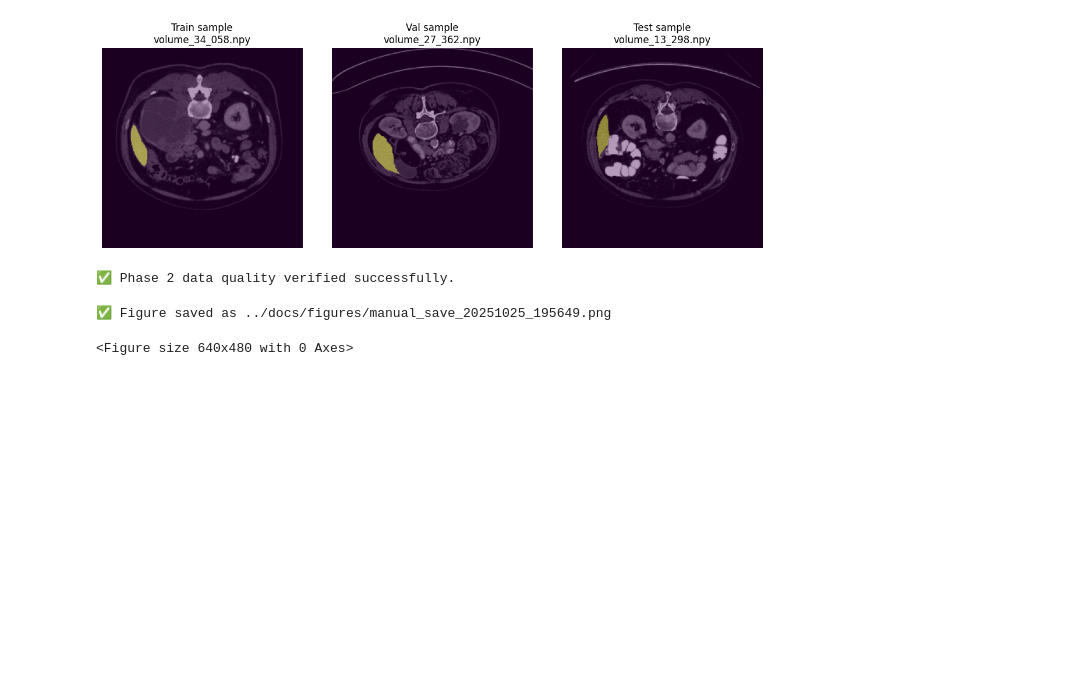
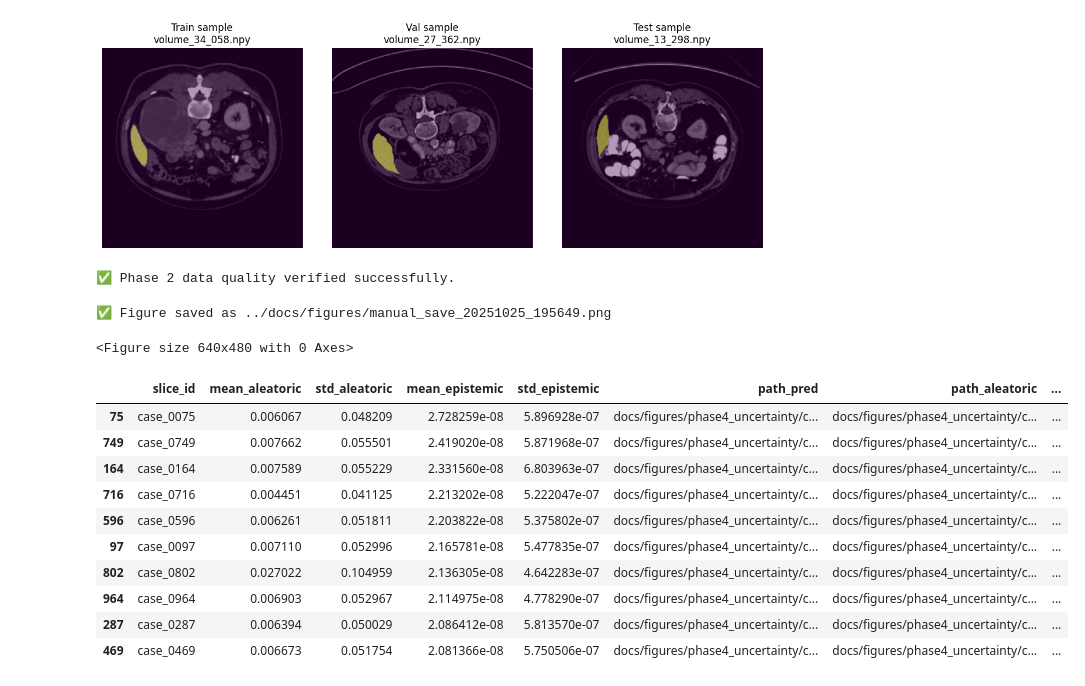
Before and after one commit to CrimeWizard/ct-liver-segmentation, a Jupyter notebook: code/QC_phase2.ipynb, the cells around one changed output. Cells and saved outputs as stored; diff of their text form; code cells hidden in the pictures; blank space fills up the shorter version.

```diff
--- a/code/QC_phase2.ipynb
+++ b/code/QC_phase2.ipynb
@@ -132,3 +132,26 @@ print(f"✅ Figure saved as {FIG_DIR}/manual_save_{timestamp}.png")
 # %% [output]
 ✅ Figure saved as ../docs/figures/manual_save_20251025_195649.png
 <Figure size 640x480 with 0 Axes>
+# %%
+import pandas as pd
+
+# Load the CSV produced by uncertainty_mcdo.py
+df = pd.read_csv("docs/figures/phase4_uncertainty/uncertainty_summary.csv")
+
+# Sort by epistemic uncertainty (model uncertainty)
+df_sorted = df.sort_values("mean_epistemic", ascending=False)
+
+# Show the 10 slices with highest model uncertainty
+df_sorted.head(10)
+# %% [output]
+|  | slice_id | mean_aleatoric | std_aleatoric | mean_epistemic | std_epistemic | path_pred | path_aleatoric | ... |
+| 75 | case_0075 | 0.006067 | 0.048209 | 2.728259e-08 | 5.896928e-07 | docs/figures/phase4_uncertainty/c... | docs/figures/phase4_uncertainty/c... | ... |
+| 749 | case_0749 | 0.007662 | 0.055501 | 2.419020e-08 | 5.871968e-07 | docs/figures/phase4_uncertainty/c... | docs/figures/phase4_uncertainty/c... | ... |
+| 164 | case_0164 | 0.007589 | 0.055229 | 2.331560e-08 | 6.803963e-07 | docs/figures/phase4_uncertainty/c... | docs/figures/phase4_uncertainty/c... | ... |
+| 716 | case_0716 | 0.004451 | 0.041125 | 2.213202e-08 | 5.222047e-07 | docs/figures/phase4_uncertainty/c... | docs/figures/phase4_uncertainty/c... | ... |
+| 596 | case_0596 | 0.006261 | 0.051811 | 2.203822e-08 | 5.375802e-07 | docs/figures/phase4_uncertainty/c... | docs/figures/phase4_uncertainty/c... | ... |
+| 97 | case_0097 | 0.007110 | 0.052996 | 2.165781e-08 | 5.477835e-07 | docs/figures/phase4_uncertainty/c... | docs/figures/phase4_uncertainty/c... | ... |
+| 802 | case_0802 | 0.027022 | 0.104959 | 2.136305e-08 | 4.642283e-07 | docs/figures/phase4_uncertainty/c... | docs/figures/phase4_uncertainty/c... | ... |
+| 964 | case_0964 | 0.006903 | 0.052967 | 2.114975e-08 | 4.778290e-07 | docs/figures/phase4_uncertainty/c... | docs/figures/phase4_uncertainty/c... | ... |
+| 287 | case_0287 | 0.006394 | 0.050029 | 2.086412e-08 | 5.813570e-07 | docs/figures/phase4_uncertainty/c... | docs/figures/phase4_uncertainty/c... | ... |
+| 469 | case_0469 | 0.006673 | 0.051754 | 2.081366e-08 | 5.750506e-07 | docs/figures/phase4_uncertainty/c... | docs/figures/phase4_uncertainty/c... | ... |
```
Also changed, not shown: parts of 1 cell of this notebook, 12 other files.
